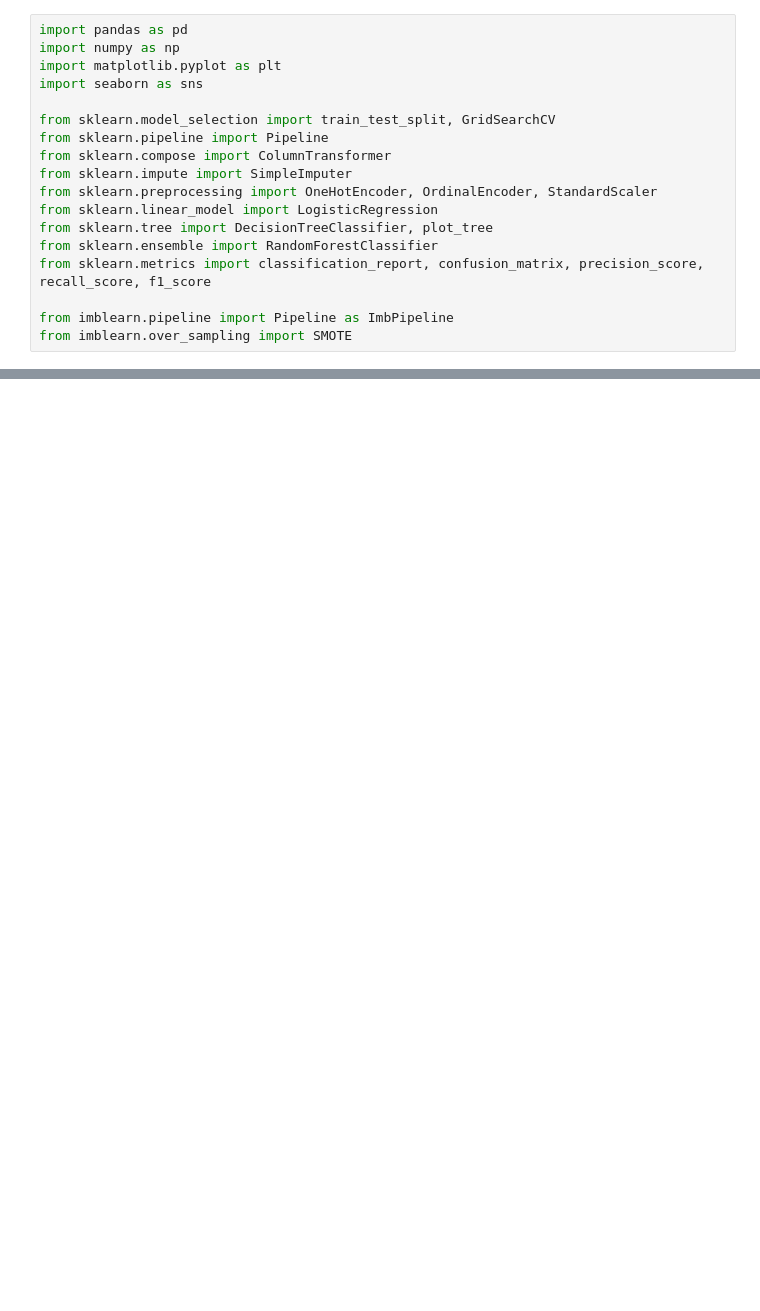
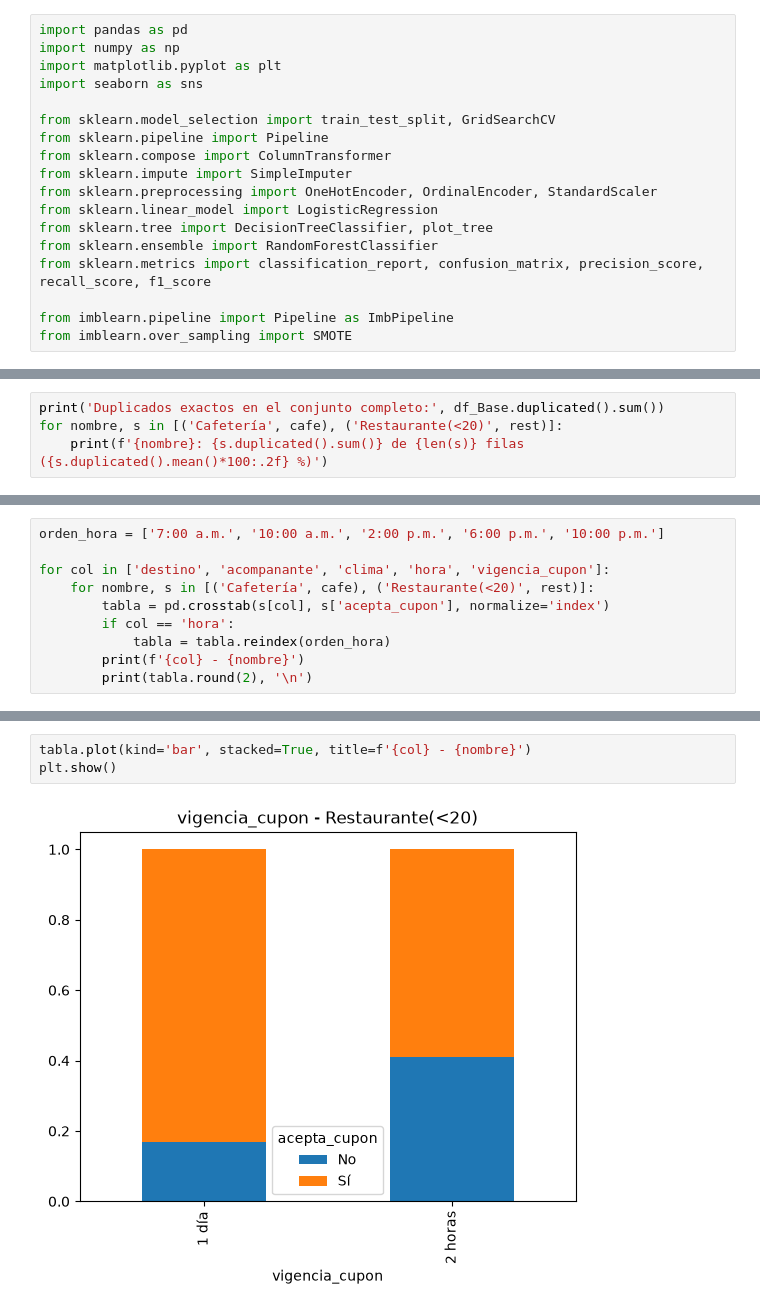
Before and after one commit to samuelmolinal/Lab3-ML, a Jupyter notebook: Laboratorio 3 - Clasificación.ipynb, the cells around one changed output, grey strips where cells are left out. Saved outputs shown, nothing was run; the diff lists cells and outputs as text; blank space fills up the shorter version.

```diff
--- a/Laboratorio 3 - Clasificación.ipynb
+++ b/Laboratorio 3 - Clasificación.ipynb
@@ -40,0 +212,4 @@ df.shape
+# %%
+print('Duplicados exactos en el conjunto completo:', df_Base.duplicated().sum())
+for nombre, s in [('Cafetería', cafe), ('Restaurante(<20)', rest)]:
+    print(f'{nombre}: {s.duplicated().sum()} de {len(s)} filas ({s.duplicated().mean()*100:.2f} %)')
@@ -40,0 +226,10 @@ df.shape
+# %%
+orden_hora = ['7:00 a.m.', '10:00 a.m.', '2:00 p.m.', '6:00 p.m.', '10:00 p.m.']
+
+for col in ['destino', 'acompanante', 'clima', 'hora', 'vigencia_cupon']:
+    for nombre, s in [('Cafetería', cafe), ('Restaurante(<20)', rest)]:
+        tabla = pd.crosstab(s[col], s['acepta_cupon'], normalize='index')
+        if col == 'hora':
+            tabla = tabla.reindex(orden_hora)
+        print(f'{col} - {nombre}')
+        print(tabla.round(2), '\n')
@@ -40,0 +254,5 @@ df.shape
+# %%
+tabla.plot(kind='bar', stacked=True, title=f'{col} - {nombre}')
+plt.show()
+# %% [output]
+[figure, added]
```
Also changed, not shown: parts of 25 cells of this notebook.
